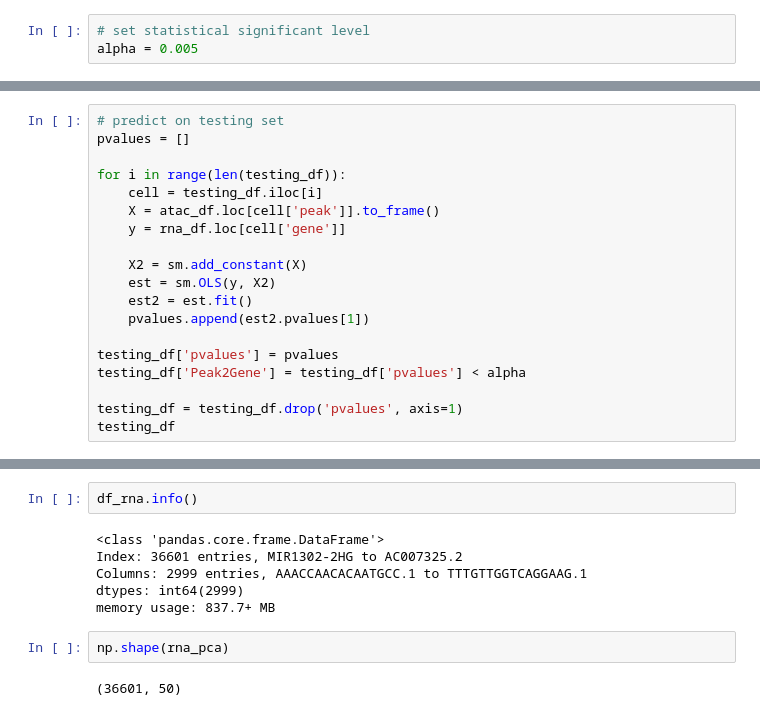
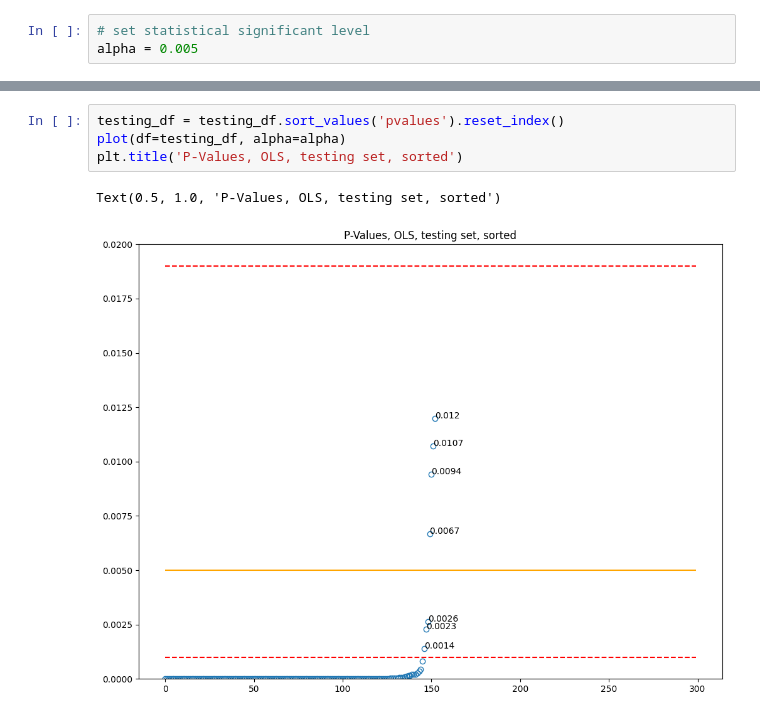
Before and after one commit to lnhtrn/Hackathon-Summer-2024, a Jupyter notebook: data_explore.ipynb, the cells around one changed output, grey strips where cells are left out. Drawn from its saved outputs; the diff is of its cells as text.

```diff
--- a/data_explore.ipynb
+++ b/data_explore.ipynb
@@ -95,19 +96,0 @@ sum(training_df['check'])
-# %%
-# predict on testing set
-pvalues = []
-
-for i in range(len(testing_df)):
-    cell = testing_df.iloc[i]
-    X = atac_df.loc[cell['peak']].to_frame()
-    y = rna_df.loc[cell['gene']]
-
-    X2 = sm.add_constant(X)
-    est = sm.OLS(y, X2)
-    est2 = est.fit()
-    pvalues.append(est2.pvalues[1])
-
-testing_df['pvalues'] = pvalues
-testing_df['Peak2Gene'] = testing_df['pvalues'] < alpha
-
-testing_df = testing_df.drop('pvalues', axis=1)
-testing_df
@@ -277,12 +97,7 @@ plt.show()
-# %%
-df_rna.info()
-# %% [output]
-<class 'pandas.core.frame.DataFrame'>
-Index: 36601 entries, MIR1302-2HG to AC007325.2
-Columns: 2999 entries, AAACCAACACAATGCC.1 to TTTGTTGGTCAGGAAG.1
-dtypes: int64(2999)
-memory usage: 837.7+ MB
-# %%
-np.shape(rna_pca)
-# %% [output]
-(36601, 50)
+# %%
+testing_df = testing_df.sort_values('pvalues').reset_index()
+plot(df=testing_df, alpha=alpha)
+plt.title('P-Values, OLS, testing set, sorted')
+# %% [output]
+Text(0.5, 1.0, 'P-Values, OLS, testing set, sorted')
+[figure, added]
```
Also changed, not shown: parts of 24 cells of this notebook.
